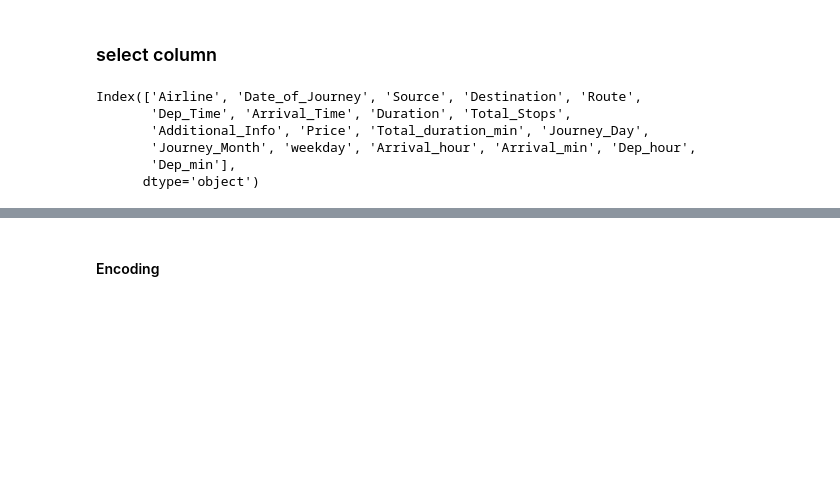
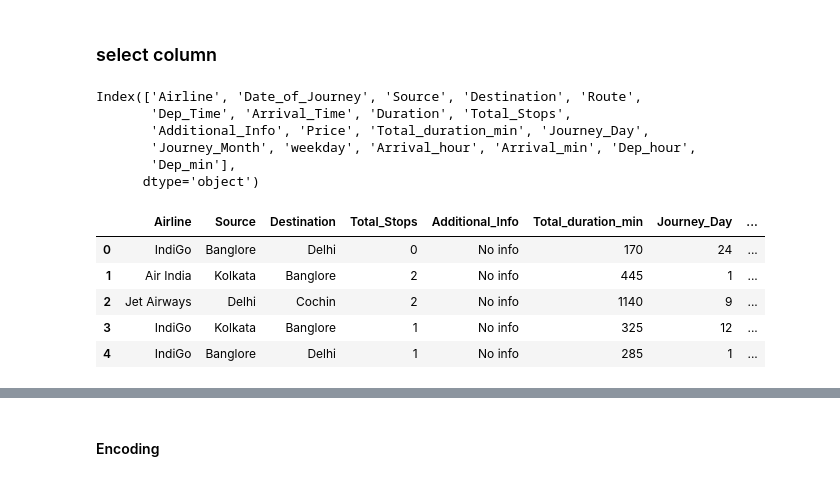
Before and after one commit to vijaybirju/Kaggle-notebook, a Jupyter notebook: flight-2.ipynb, the cells around one changed output, grey strips where cells are left out. Cells and saved outputs as stored; diff of their text form; code cells hidden in the pictures; blank space fills up the shorter version.

```diff
--- a/flight-2.ipynb
+++ b/flight-2.ipynb
@@ -580,15 +583,22 @@ Index(['Airline', 'Date_of_Journey', 'Source', 'Destination', 'Route',
       dtype='object')
 # %%
 y = train_df['Price']
-
-def input_cols(df):
-    input_cols = ['Airline', 'Source', 'Destination', 'Total_Stops',
+input_cols_list = ['Airline', 'Source', 'Destination', 'Total_Stops',
        'Additional_Info', 'Total_duration_min', 'Journey_Day',
        'Journey_Month', 'weekday', 'Arrival_hour', 'Dep_hour',]
-    X = df[input_cols].copy()
+def input_cols(df,input_column_list):
+    X = df[input_column_list].copy()
     return X
 # %%
-X=input_cols(train_df)
+X=input_cols(train_df,input_cols_list)
+X.head()
+# %% [output]
+|  | Airline | Source | Destination | Total_Stops | Additional_Info | Total_duration_min | Journey_Day | ... |
+| 0 | IndiGo | Banglore | Delhi | 0 | No info | 170 | 24 | ... |
+| 1 | Air India | Kolkata | Banglore | 2 | No info | 445 | 1 | ... |
+| 2 | Jet Airways | Delhi | Cochin | 2 | No info | 1140 | 9 | ... |
+| 3 | IndiGo | Kolkata | Banglore | 1 | No info | 325 | 12 | ... |
+| 4 | IndiGo | Banglore | Delhi | 1 | No info | 285 | 1 | ... |
 # %%
 X_train_val, X_test, y_train_val, y_test = train_test_split(
     X, y, test_size=0.33, random_state=42)
```
Also changed, not shown: parts of 13 cells of this notebook.
